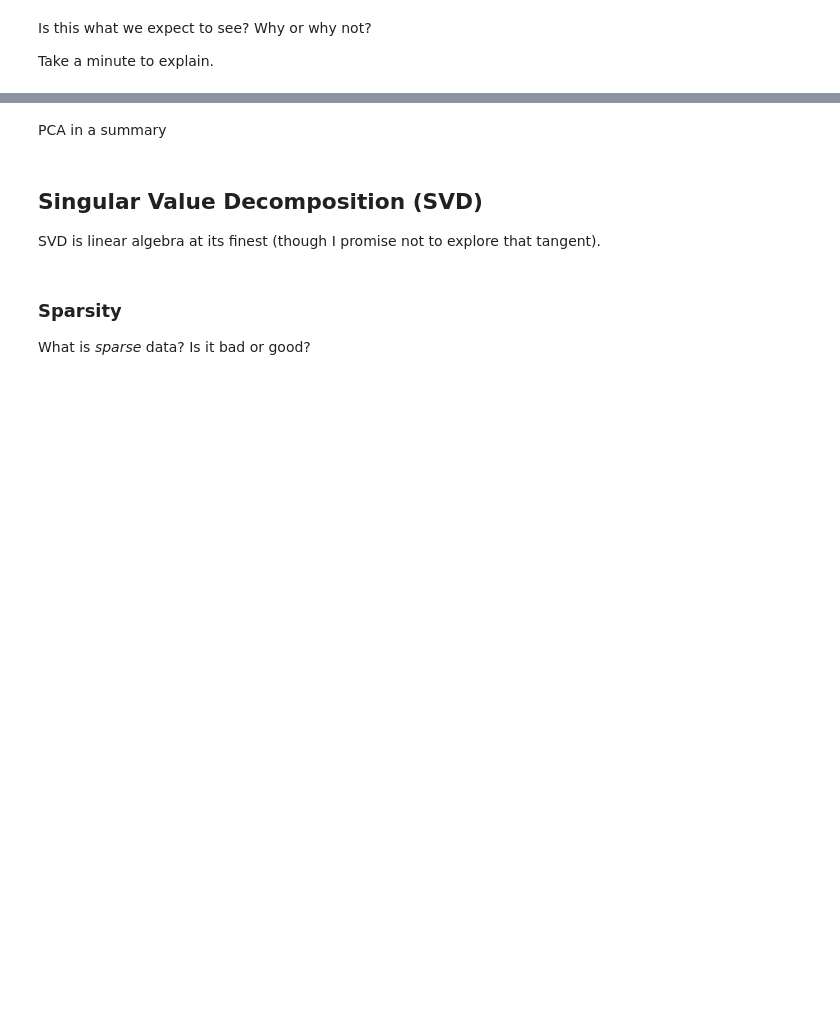
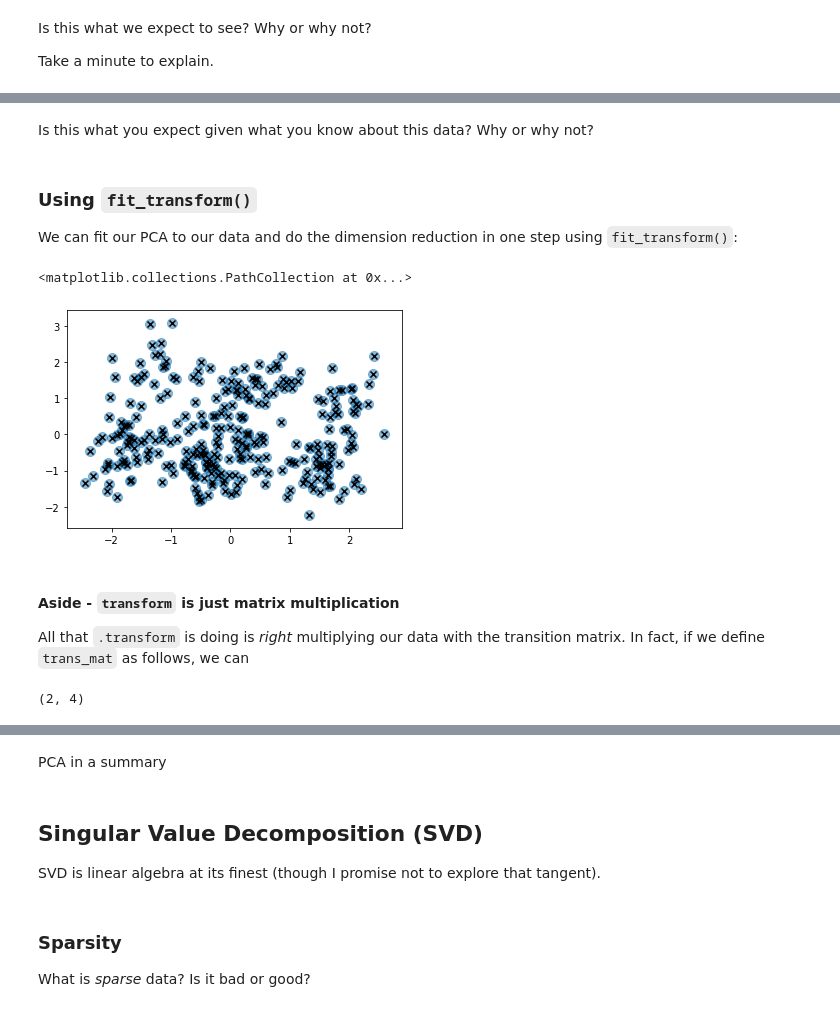
Before and after one commit to comp-machine-learning-general/course-materials, a Jupyter notebook: Labs/Lab06/Lab06.ipynb, the cells around one changed output, grey strips where cells are left out. Drawn from its saved outputs; the diff is of its cells as text; code cells hidden in the pictures; blank space fills up the shorter version.

```diff
--- a/Labs/Lab06/Lab06.ipynb
+++ b/Labs/Lab06/Lab06.ipynb
@@ -93,0 +117,6 @@ What's the right number? A lot of time the answer is 2 (for visualization). You
+# %% [markdown]
+Is this what you expect given what you know about this data? Why or why not?
+# %% [markdown]
+### Using `fit_transform()`
+
+We can fit our PCA to our data and do the dimension reduction in one step using `fit_transform()`:
@@ -93,0 +125,20 @@ What's the right number? A lot of time the answer is 2 (for visualization). You
+# %%
+# Add a layer to compare the previous result to this one.
+# Your goal with this plot is to confirm that you have the same result
+
+# Create the plot from above with larger but fainter circles:
+plt.scatter(????, ????, s = 100, alpha = 0.5)
+# Layer with the new variable represented with little x markers
+plt.scatter(????, ????, marker = "x", c = 'k')
+# %% [output]
+<matplotlib.collections.PathCollection at 0x...>
+[figure, added]
+# %% [markdown]
+#### Aside - `transform` is just matrix multiplication
+
+All that `.transform` is doing is _right_ multiplying our data with the transition matrix. In fact, if we define `trans_mat` as follows, we can
+# %%
+trans_mat = pca_alg.components_
+justnum_intwo_mult = np.dot(justnum_std,trans_mat.T)
+# %% [output]
+(2, 4)
```
Also changed, not shown: parts of 23 cells of this notebook.
